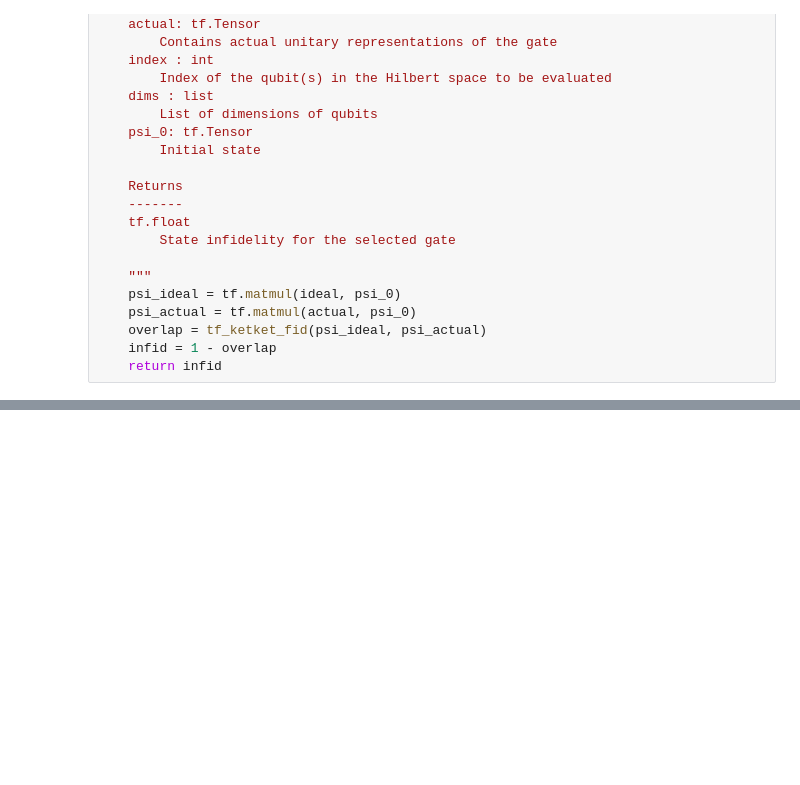
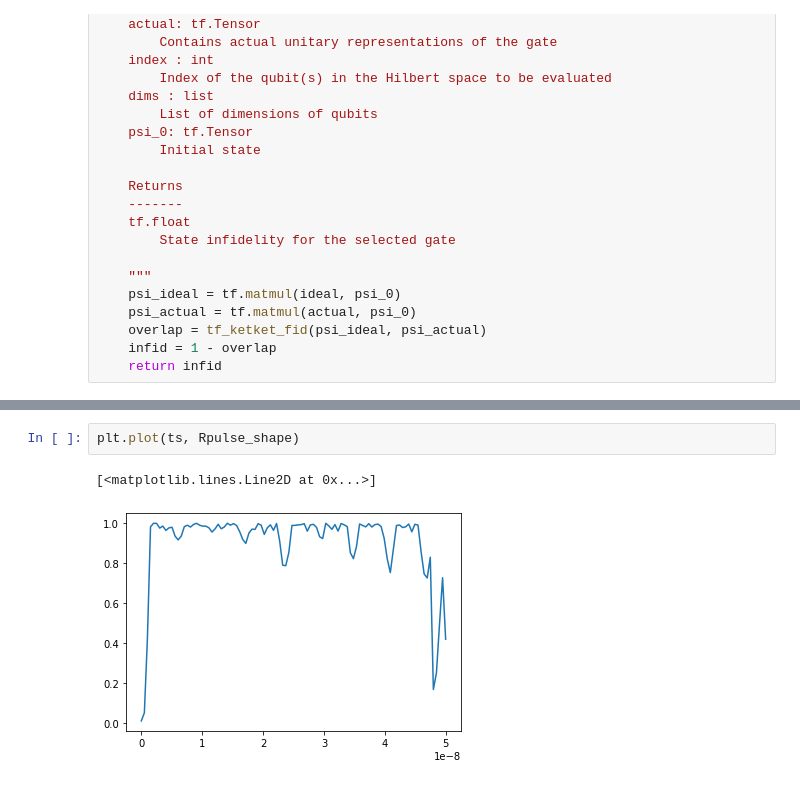
Before and after one commit to BackOnTrackIce/Qubit_readout, a Jupyter notebook: Ashutosh_codes/Qubit_reset_C3.ipynb, the cells around one changed output, grey strips where cells are left out. Cells and saved outputs as stored; diff of their text form; blank space fills up the shorter version.

```diff
--- a/Ashutosh_codes/Qubit_reset_C3.ipynb
+++ b/Ashutosh_codes/Qubit_reset_C3.ipynb
@@ -969,0 +1244,5 @@ def state_transfer_infid_full(ideal: np.ndarray, actual: tf.constant, index, dim
+# %%
+plt.plot(ts, Rpulse_shape)
+# %% [output]
+[<matplotlib.lines.Line2D at 0x...>]
+[figure, added]
```
Also changed, not shown: parts of 20 cells of this notebook, 14 other files.
